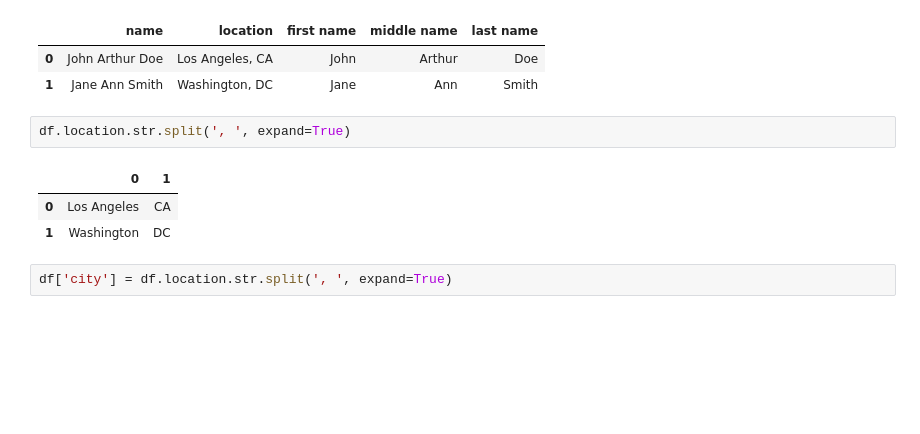
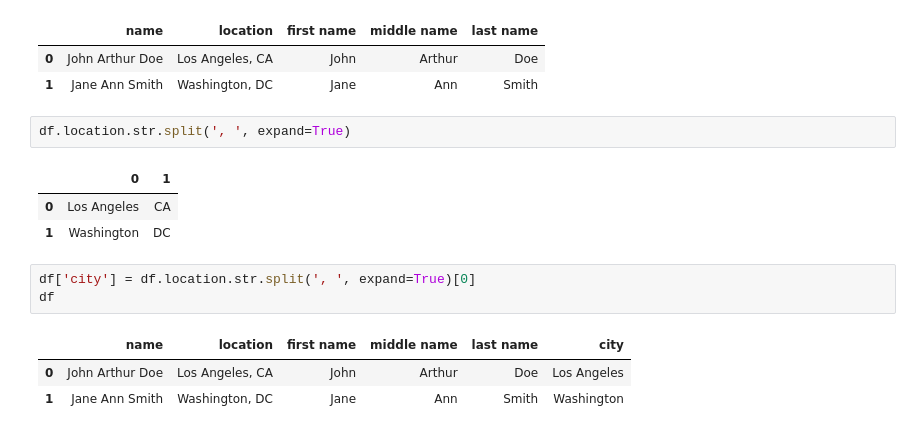
Before and after one commit to monika0603/SQL-practice, a Jupyter notebook: pandas-tricks.ipynb, the cells around one changed output. Saved outputs shown, nothing was run; the diff lists cells and outputs as text; blank space fills up the shorter version.

```diff
--- a/pandas-tricks.ipynb
+++ b/pandas-tricks.ipynb
@@ -427,4 +427,9 @@ df.location.str.split(', ', expand=True)
 | 0 | Los Angeles | CA |
 | 1 | Washington | DC |
 # %%
-df['city'] = df.location.str.split(', ', expand=True)
+df['city'] = df.location.str.split(', ', expand=True)[0]
+df
+# %% [output]
+|  | name | location | first name | middle name | last name | city |
+| 0 | John Arthur Doe | Los Angeles, CA | John | Arthur | Doe | Los Angeles |
+| 1 | Jane Ann Smith | Washington, DC | Jane | Ann | Smith | Washington |
```
Also changed, not shown: parts of 16 cells of this notebook.
